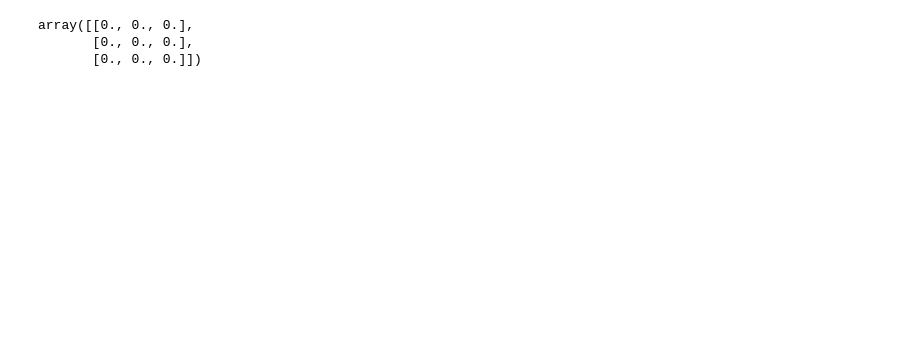
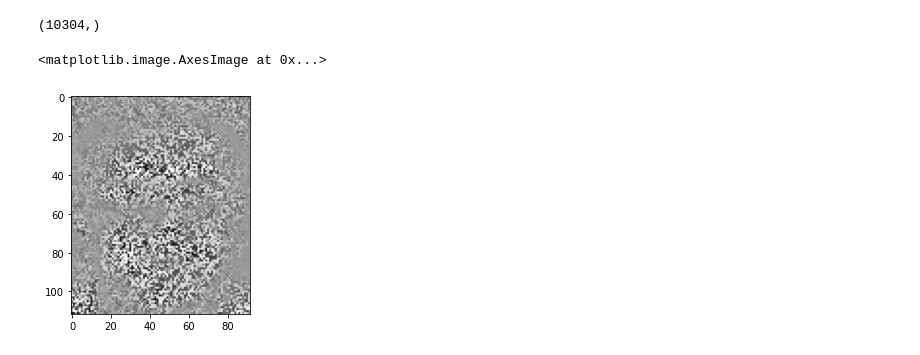
Before and after one commit to seadniksic/eigenfaces, a Jupyter notebook: main.ipynb, the cells around one changed output. Drawn from its saved outputs; the diff is of its cells as text; code cells hidden in the pictures; blank space fills up the shorter version.

```diff
--- a/main.ipynb
+++ b/main.ipynb
@@ -1,10 +13,5 @@
 # %%
-
-#1.  Read in data, flatten images, separate train (80%) and test (20%), generate labels
-#2.  Find Covariance matrix of train data = AA_t
-#3.  Do eigendecomposition of Covariance matrix
-#4.  find eigenvectors that are responsible for 90% of the variance
-#5.
+#Data preprocessing
 
 import cv2
 import numpy as np
@@ -12,6 +19,7 @@ import matplotlib.pyplot as plt
 import os
 import glob
 import re
+import time
 
 X = []
 y = []
@@ -36,12 +44,12 @@ for i, item in enumerate(data_set):
     else:
         train.append(item)
 
-train_X = np.array([[X[0], X[1]] for X in train])[:, 0]
-train_y = np.array([[X[0], X[1]] for X in train])[:, 1]
+train
 
-test_X = np.array([[X[0], X[1]] for X in test])[:, 0]
-test_y = np.array([[X[0], X[1]] for X in test])[:, 1]
+train_X = np.array([X[0] + [X[1]] for X in train], dtype=float)[:, :-1].T
+train_X = train_X - np.mean(train_X, axis=1).reshape((-1, 1))
+train_y = np.array([X[0] + [X[1]] for X in train])[:, -1]
 
-#Cov matrix of train data
-
-# cov_mat = train_X.T @ train_X
+test_X = np.array([X[0] + [X[1]] for X in test], dtype=float)[:, :-1].T
+test_X = test_X - np.mean(test_X, axis=1).reshape((-1, 1))
+test_y = np.array([X[0] + [X[1]] for X in test])[:, -1]
@@ -50,6 +56,8 @@ g = np.zeros((3,3))
-# %%
-g
-# %% [output]
-array([[0., 0., 0.],
-       [0., 0., 0.],
-       [0., 0., 0.]])
+# %%
+#Visualize average face
+
+plt.imshow(np.mean(train_X, axis=1).reshape((-1, 92)), cmap='Greys')
+# %% [output]
+(10304,)
+<matplotlib.image.AxesImage at 0x...>
+[figure, added]
```
Also changed, not shown: parts of 10 cells of this notebook, 6 other files.
